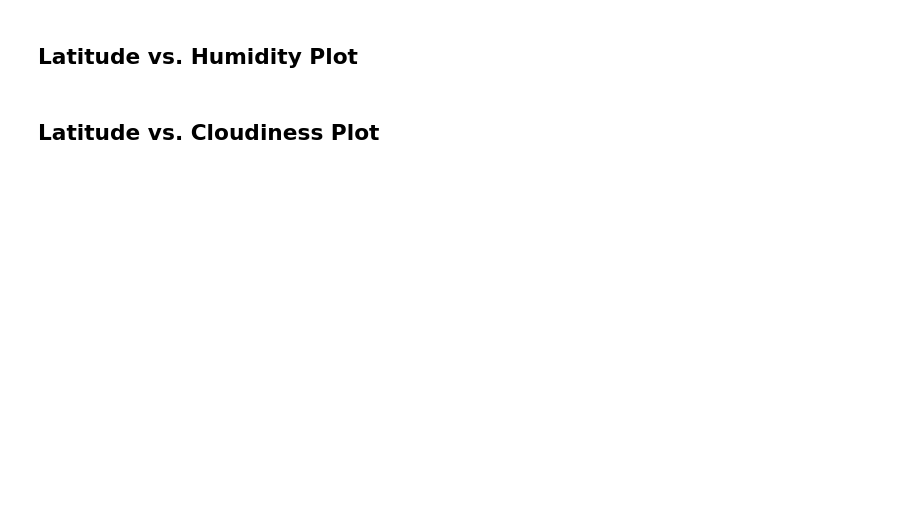
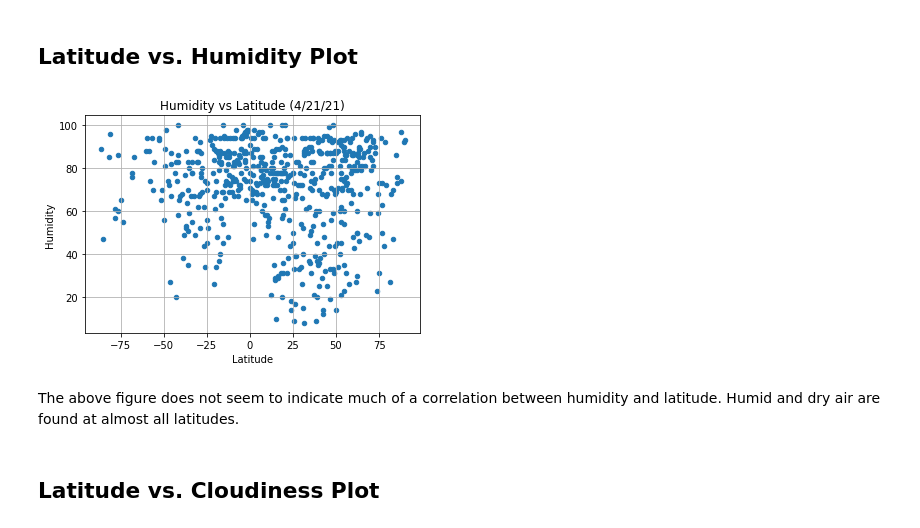
Before and after one commit to dlkennen/python_api_challenge, a Jupyter notebook: WeatherPy/WeatherPy.ipynb, the cells around one changed output. Cells and saved outputs as stored; diff of their text form; code cells hidden in the pictures; blank space fills up the shorter version.

```diff
--- a/WeatherPy/WeatherPy.ipynb
+++ b/WeatherPy/WeatherPy.ipynb
@@ -182,4 +221,18 @@ Skip this step if there are no cities that have humidity > 100%.
 # %% [markdown]
 ## Latitude vs. Humidity Plot
+# %%
+#Filter the Data frame for the latitude and humidity columns
+lat_and_hum = cleaned_weather_df[["Latitude", "Humidity"]]
+
+#Use df.plot to create a scatter plot
+lat_and_hum.plot(kind = "scatter", x="Latitude", y="Humidity", grid=True, title="Humidity vs Latitude (4/21/21)")
+
+plt.savefig("output_data/fig2.png")
+
+plt.show()
+# %% [output]
+[figure, added]
+# %% [markdown]
+The above figure does not seem to indicate much of a correlation between humidity and latitude. Humid and dry air are found at almost all latitudes.
 # %% [markdown]
 ## Latitude vs. Cloudiness Plot
```
Also changed, not shown: parts of 31 cells of this notebook, 14 other files.
